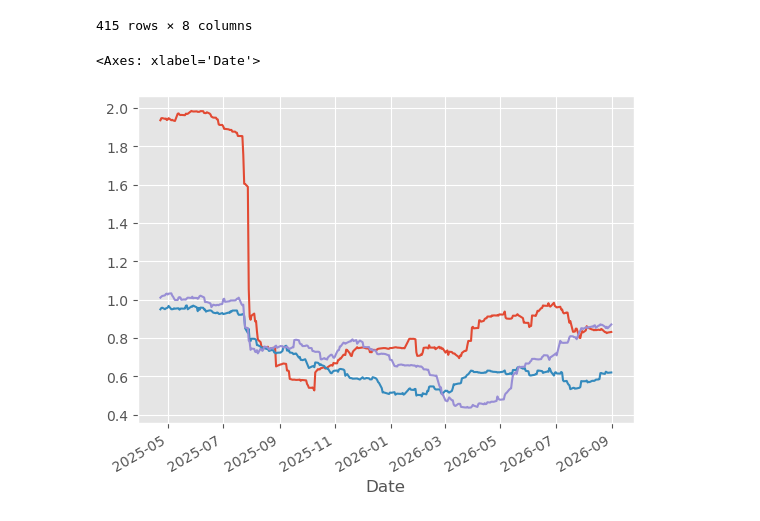
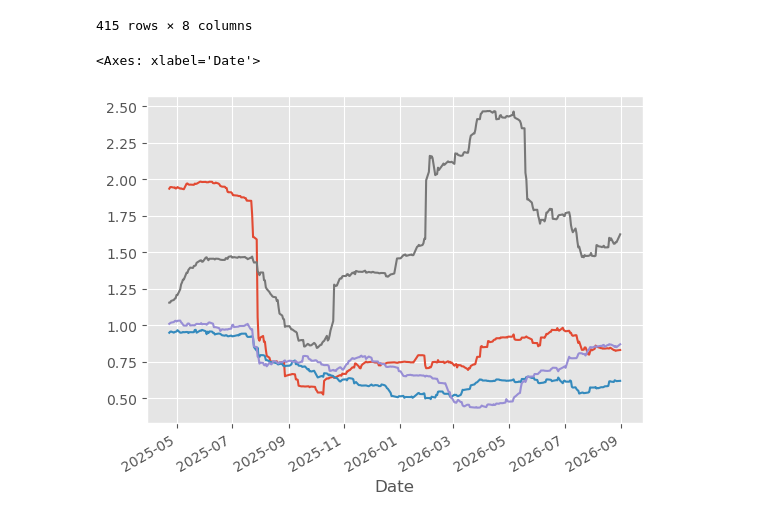
Before and after one commit to dev-innit/Financial-Data-Analysis-Project, a Jupyter notebook: base.ipynb, the cells around one changed output. Cells and saved outputs as stored; diff of their text form; code cells hidden in the pictures.

```diff
--- a/base.ipynb
+++ b/base.ipynb
@@ -481,7 +481,8 @@ vol
 # %%
 vol['SPY'].plot()
 vol['TLT'].plot()
 vol['DBA'].plot()
+vol['IAU'].plot()
 # %% [output]
 <Axes: xlabel='Date'>
-[figure, old version]
+[figure, new version]
```
